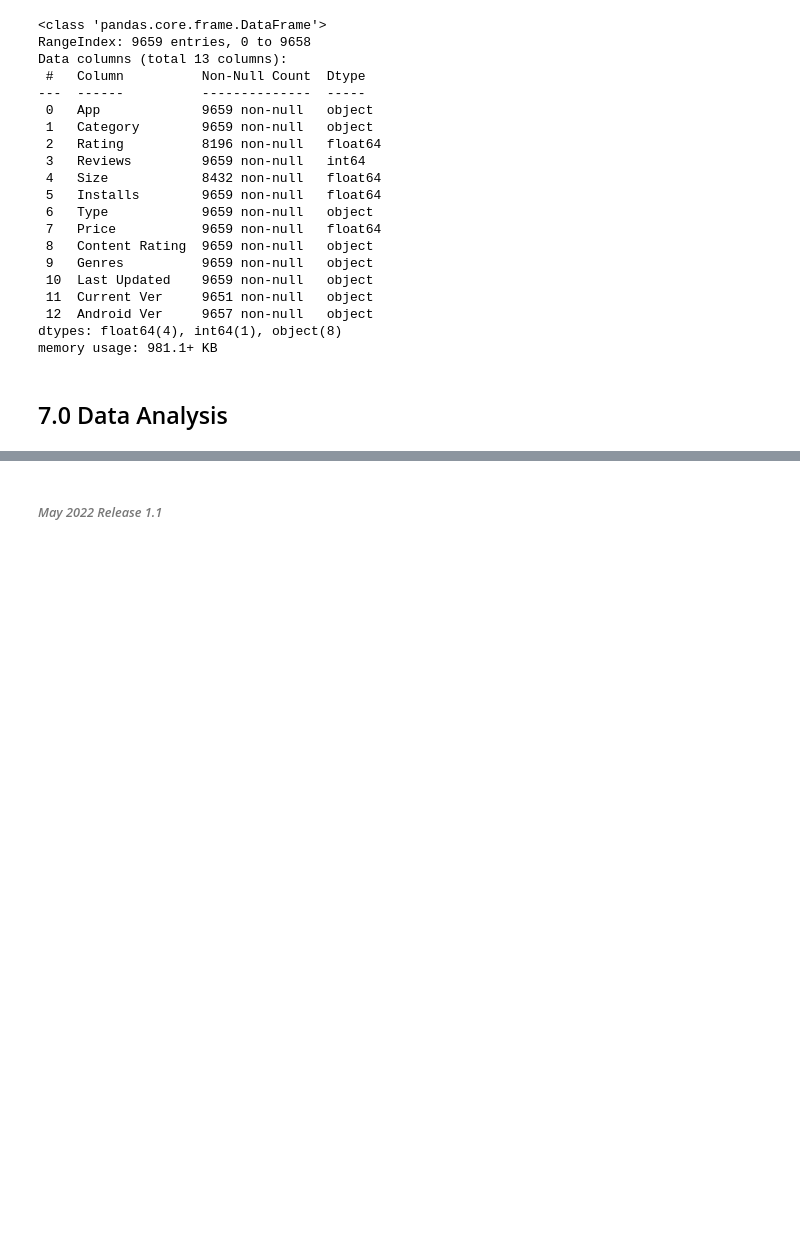
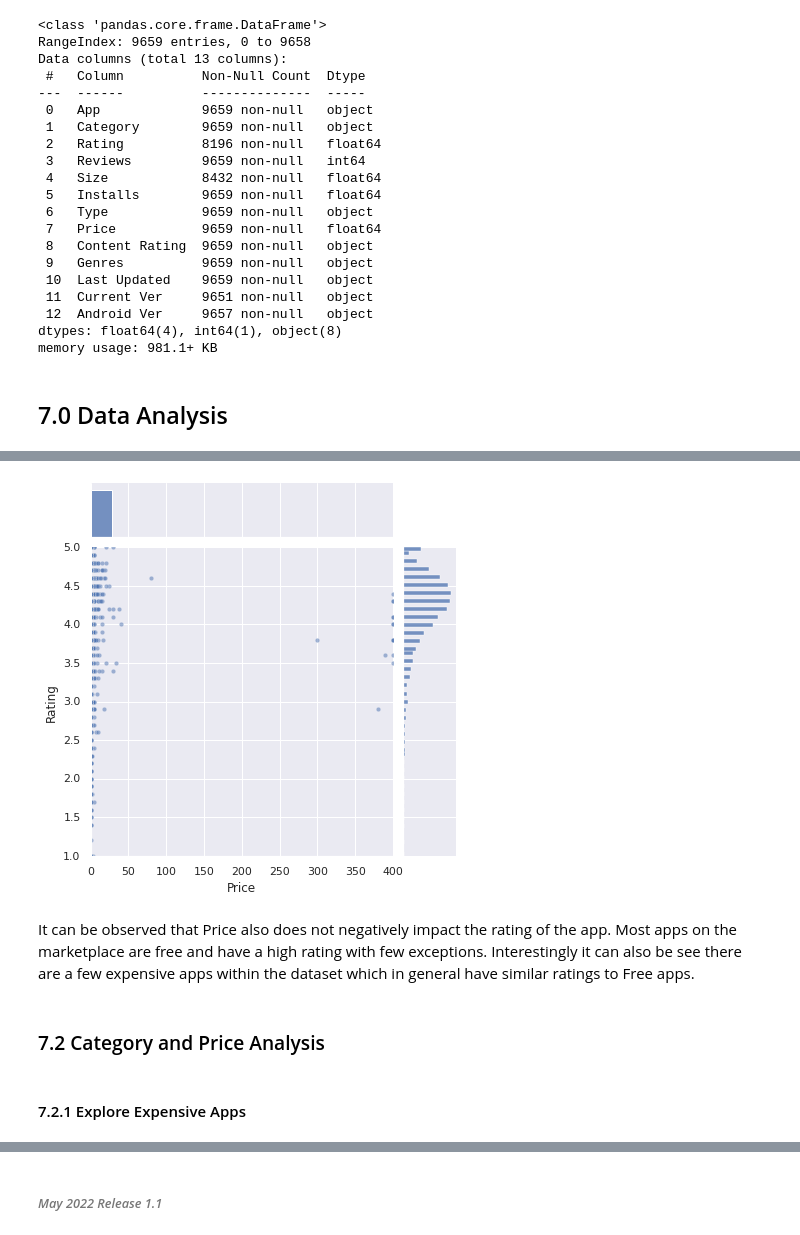
Before and after one commit to EMGuyant/google-play-apps, a Jupyter notebook: google_play_apps.ipynb, the cells around one changed output, grey strips where cells are left out. Cells and saved outputs as stored; diff of their text form; code cells hidden in the pictures; blank space fills up the shorter version.

```diff
--- a/google_play_apps.ipynb
+++ b/google_play_apps.ipynb
@@ -203,0 +223,8 @@ memory usage: 981.1+ KB
+# %%
+plot = sns.jointplot(data=apps_price_size, x='Price', y='Rating', kind='scatter', alpha=0.5)
+# %% [output]
+[figure, added]
+# %% [markdown]
+It can be observed that Price also does not negatively impact the rating of the app. Most apps on the marketplace are free and have a high rating with few exceptions. Interestingly it can also be see there are a few expensive apps within the dataset which in general have similar ratings to Free apps.
+# %% [markdown]
+### 7.2 Category and Price Analysis
@@ -203,0 +233,2 @@ memory usage: 981.1+ KB
+# %% [markdown]
+#### 7.2.1 Explore Expensive Apps
```
Also changed, not shown: parts of 27 cells of this notebook.
